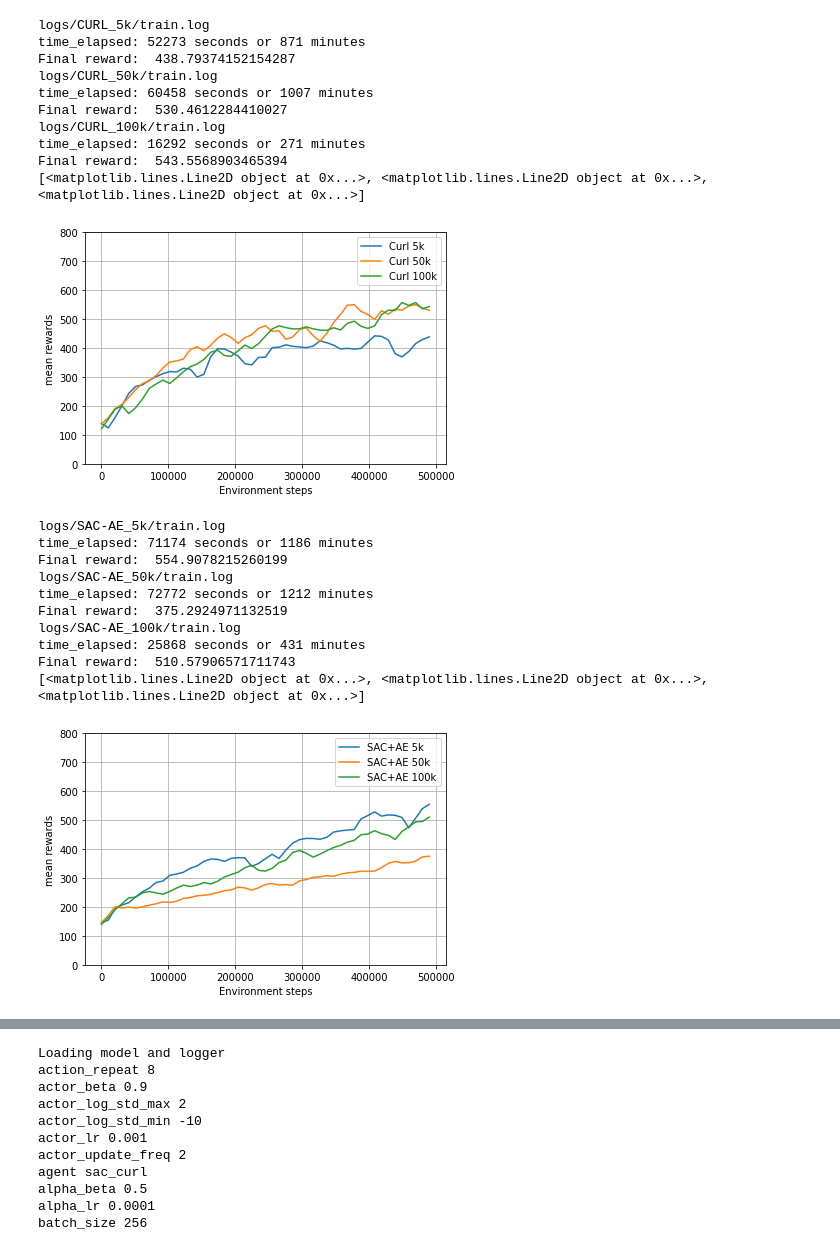
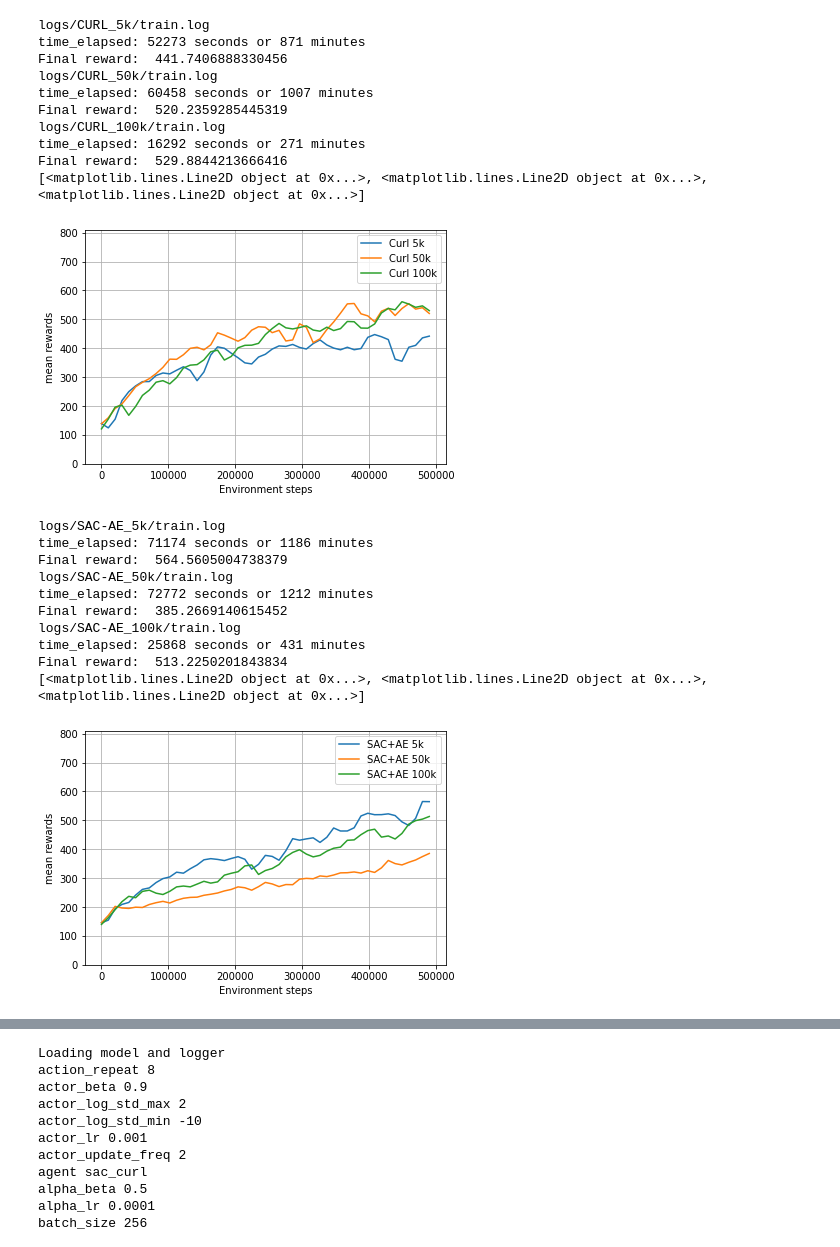
Before and after one commit to gijskoning/ReproducingCURL, a Jupyter notebook: plot.ipynb, the cells around one changed output, grey strips where cells are left out. Saved outputs shown, nothing was run; the diff lists cells and outputs as text; code cells hidden in the pictures.

```diff
--- a/plot.ipynb
+++ b/plot.ipynb
@@ -56,6 +56,6 @@ Final reward:  662.9617482038088
 # %%
 # plotting Curl 5,50 and 100 k
-average_over_last_steps = 25000
+average_over_last_steps = 20000
 max_step = 5e5
 cal_mean_each_step = 10000
 plots = [0, 0, 0]
@@ -66,7 +66,7 @@ _, plots[1] = plot_data("CURL_50k/train.log", average_over_last_steps=average_ov
 _, plots[2] = plot_data("CURL_100k/train.log", average_over_last_steps=average_over_last_steps,
                         calculate_average_each_step=cal_mean_each_step, max_step=max_step)
 print(plots)
-plt.ylim((0,800))
+plt.ylim((0,820))
 plt.legend(plots, ["Curl 5k", "Curl 50k", "Curl 100k"])
 plt.grid()
 plt.tight_layout()
@@ -82,7 +82,7 @@ _, plots[2] = plot_data("SAC-AE_100k/train.log", average_over_last_steps=average
                         calculate_average_each_step=cal_mean_each_step, max_step=max_step)
 print(plots)
 plt.legend(plots, ["SAC+AE 5k", "SAC+AE 50k", "SAC+AE 100k"])
-plt.ylim((0,800))
+plt.ylim((0,820))
 plt.grid()
 plt.tight_layout()
 plt.savefig("docs/images/SAC-AE_replay_compare")
@@ -104,7 +104,7 @@ plots[3] = plot_data("CURL_50k/train.log", average_over_last_steps=average_over_
 print(plots)
 plt.legend(plots, ["SAC+AE 100k", "CURL 100k", "SAC+AE 50k", "CURL 50k"])
 
-plt.ylim((0,800))
+plt.ylim((0,820))
 plt.grid()
 plt.savefig("docs/images/compare_sac_and_curl")
 plt.show()
@@ -118,48 +118,48 @@ plots[1] = plot_data("CURL_100k/train.log", average_over_last_steps=average_over
 plots[2] = plot_data("SAC-AE_50k/train.log", average_over_last_steps=average_over_last_steps,
                      calculate_average_each_step=cal_mean_each_step, max_step=max_step, alpha=0.3)[1]
 plots[3] = plot_data("CURL_50k/train.log", average_over_last_steps=average_over_last_steps,
                      calculate_average_each_step=cal_mean_each_step, max_step=max_step, alpha=0.3)[1]
 print(plots)
 plt.legend(plots, ["SAC+AE 100k", "CURL 100k", "SAC+AE 50k", "CURL 50k"])
 plt.grid()
 plt.savefig("docs/images/compare_sac_and_curl_big")
 plt.show()
 #
 # plots = [0] * 4
 # plots[0] = plot_data("SAC-AE_100k/train.log", average_over_last_steps=average_over_last_steps,
 #                      calculate_average_each_step=cal_mean_each_step, max_step=1e5)[1]
 # plots[1] = plot_data("CURL_100k/train.log", average_over_last_steps=average_over_last_steps,
 #                      calculate_average_each_step=cal_mean_each_step, max_step=1e5)[1]
 # plots[2] = plot_data("SAC-AE_50k/train.log", average_over_last_steps=average_over_last_steps,
 #                      calculate_average_each_step=cal_mean_each_step, max_step=1e5, alpha=0.3)[1]
 # plots[3] = plot_data("CURL_50k/train.log", average_over_last_steps=average_over_last_steps,
 #                      calculate_average_each_step=cal_mean_each_step, max_step=1e5, alpha=0.3)[1]
 # print(plots)
 # plt.legend(plots, ["SAC+AE 100k", "CURL 100k", "SAC+AE 50k", "CURL 50k"])
 # plt.show()
 # %% [output]
 logs/CURL_5k/train.log
 time_elapsed: 52273 seconds or 871 minutes
-Final reward:  438.79374152154287
+Final reward:  441.7406888330456
 logs/CURL_50k/train.log
 time_elapsed: 60458 seconds or 1007 minutes
-Final reward:  530.4612284410027
+Final reward:  520.2359285445319
 logs/CURL_100k/train.log
 time_elapsed: 16292 seconds or 271 minutes
-Final reward:  543.5568903465394
+Final reward:  529.8844213666416
 [<matplotlib.lines.Line2D object at 0x...>, <matplotlib.lines.Line2D object at 0x...>, <matplotlib.lines.Line2D object at 0x...>]
-[figure, old version]
+[figure, new version]
 logs/SAC-AE_5k/train.log
 time_elapsed: 71174 seconds or 1186 minutes
-Final reward:  554.9078215260199
+Final reward:  564.5605004738379
 logs/SAC-AE_50k/train.log
 time_elapsed: 72772 seconds or 1212 minutes
-Final reward:  375.2924971132519
+Final reward:  385.2669140615452
 logs/SAC-AE_100k/train.log
 time_elapsed: 25868 seconds or 431 minutes
-Final reward:  510.57906571711743
+Final reward:  513.2250201843834
 [<matplotlib.lines.Line2D object at 0x...>, <matplotlib.lines.Line2D object at 0x...>, <matplotlib.lines.Line2D object at 0x...>]
-[figure, old version]
+[figure, new version]
 logs/SAC-AE_100k/train.log
 time_elapsed: 25868 seconds or 431 minutes
 Final reward:  529.3032296339127
```
Also changed, not shown: parts of 3 cells of this notebook, 7 other files.
